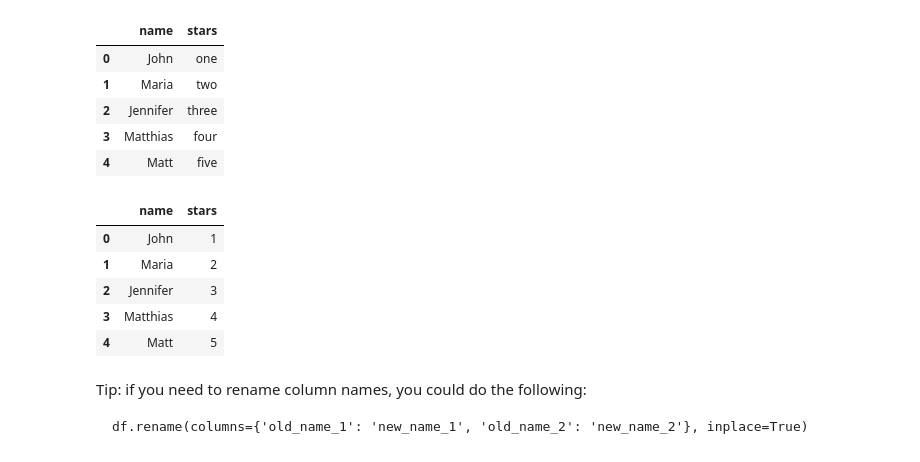
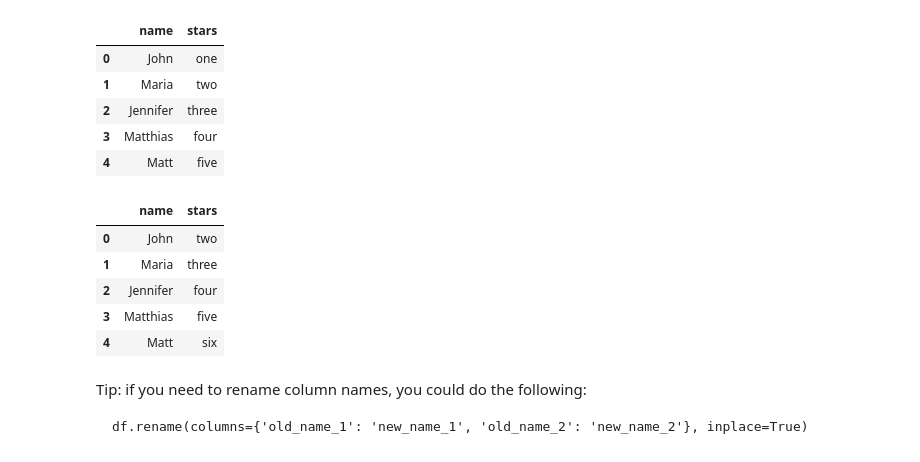
Before and after one commit to jbossios/python-tutorial, a Jupyter notebook: Jupyter-Notebooks/04_NumPy_and_pandas.ipynb, the cells around one changed output. Saved outputs shown, nothing was run; the diff lists cells and outputs as text; code cells hidden in the pictures.

```diff
--- a/Jupyter-Notebooks/04_NumPy_and_pandas.ipynb
+++ b/Jupyter-Notebooks/04_NumPy_and_pandas.ipynb
@@ -1187,15 +1187,15 @@ df.head()
 | 3 | Matthias | four |
 | 4 | Matt | five |
 # %%
-df.replace(['one', 'two', 'three', 'four', 'five'], [1, 2, 3, 4, 5], inplace=True)
+df.replace(['one', 'two', 'three', 'four', 'five'], ['two', 'three', 'four', 'five', 'six'], inplace=True)
 df.head()
 # %% [output]
 |  | name | stars |
-| 0 | John | 1 |
-| 1 | Maria | 2 |
-| 2 | Jennifer | 3 |
-| 3 | Matthias | 4 |
-| 4 | Matt | 5 |
+| 0 | John | two |
+| 1 | Maria | three |
+| 2 | Jennifer | four |
+| 3 | Matthias | five |
+| 4 | Matt | six |
 # %% [markdown]
 Tip: if you need to rename column names, you could do the following:
 
```
Also changed, not shown: parts of 5 cells of this notebook.
